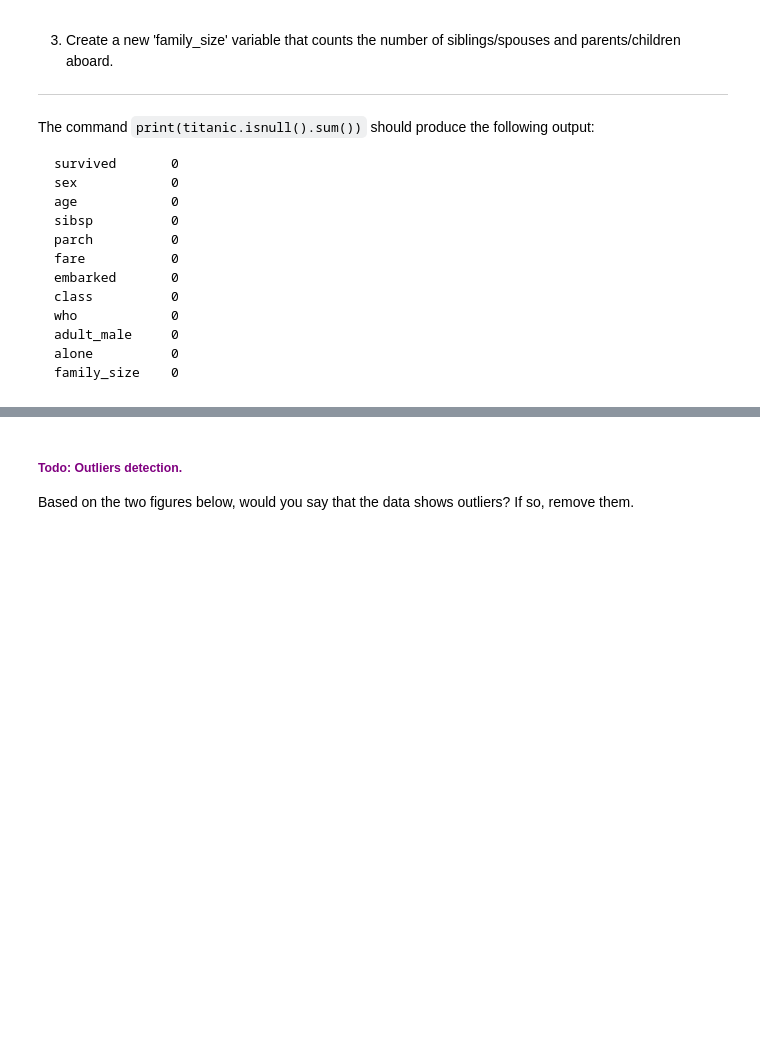
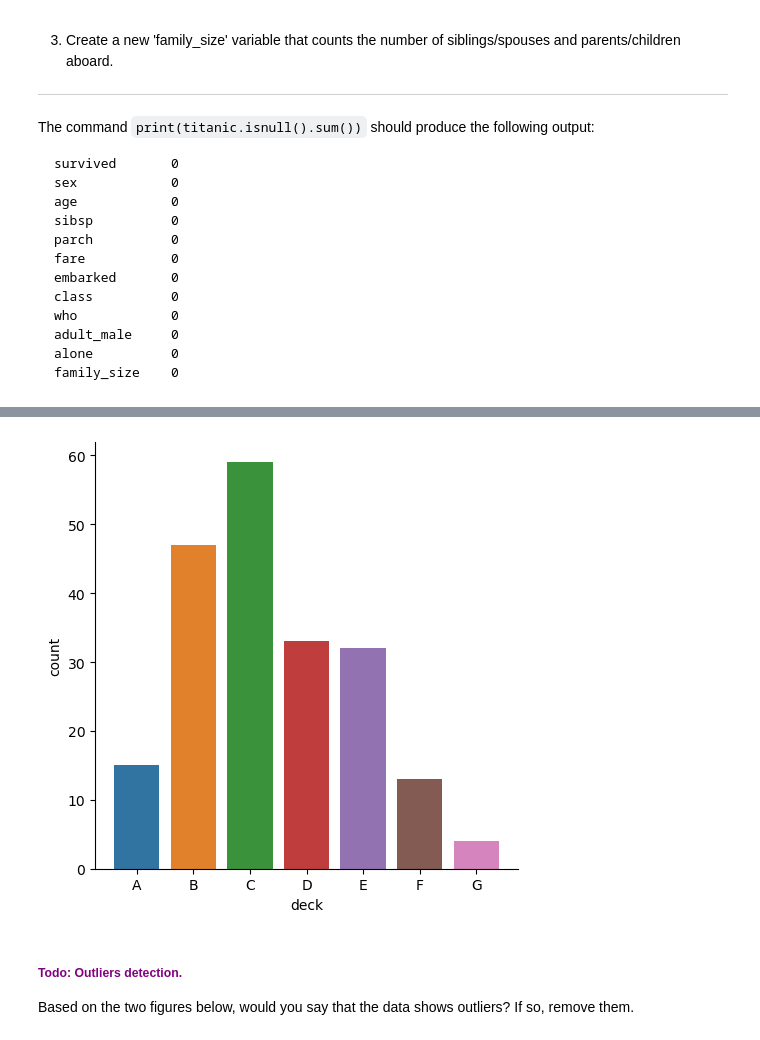
Before and after one commit to BMThi/DataAnalysis4A, a Jupyter notebook: Titanic/TP_Titanic_Python.ipynb, the cells around one changed output, grey strips where cells are left out. Cells and saved outputs as stored; diff of their text form; code cells hidden in the pictures; blank space fills up the shorter version.

Commit message:
TP Titanic PCA MCA

```diff
--- a/Titanic/TP_Titanic_Python.ipynb
+++ b/Titanic/TP_Titanic_Python.ipynb
@@ -91,2 +135,79 @@ print(titanic.isnull().sum())
 # %%
 # %load solutions/data/clean_data.py
+# seq = list(titanic.columns[ titanic.nunique() > .5*titanic.shape[0] ])
+
+print('=== Non-meaningful columns ===')
+print('Remove the columns:', ['alive', 'embark_town', 'pclass'])
+
+# --- #
+# Alive vs. Survived
+
+titanic.drop('alive', axis=1, inplace=True)
+titanic['survived'] = titanic['survived'].astype('category')
+titanic['survived'] = titanic['survived'].cat.rename_categories({0: 'No', 1:'Yes'})
+
+# --- #
+# Embark_town vs Embarked
+
+titanic.drop('embark_town', axis=1, inplace=True)
+titanic['embarked'] = titanic['embarked'].astype('category')
+titanic['embarked'] = titanic['embarked'].cat.rename_categories({'S': 'Southampton', 'C':'Cherbourg', 'Q':'Queenstown'})
+
+# --- #
+# Pclass
+
+titanic.drop('pclass', axis=1, inplace=True)
+
+
+# --- # --- #
+
+print('')
+print('=== Missing values ===')
+print('Columns containing missing values are:', list(titanic.columns[titanic.isnull().sum()!=0]))
+
+# --- #
+# Embarked
+
+print('')
+print('Embarked - Rate of missing values: {:.2f}%'.format(titanic['embarked'].isnull().sum()/titanic.shape[0]*100))
+
+E = titanic['embarked'].mode()[0]
+titanic.fillna({'embarked': E}, inplace=True)
+
+print('Port with more frequent boarding:', E)
+print('--> We fill _embarked_ with', E)
+
+# --- #
+# Age
+
+print('')
+print('Age - Rate of missing values: {:.2f}%'.format(titanic['age'].isnull().sum()/titanic.shape[0]*100))
+print('Age is a quantitative variable')
+print('--> We fill _age_ with the median of titanic[age]')
+
+titanic.fillna({'age': titanic['age'].median()}, inplace=True)
+
+# --- #
+# Deck
+
+print('')
+print('Deck - Rate of missing values: {:.2f}%'.format(titanic['deck'].isnull().sum()/titanic.shape[0]*100))
+
+sns.catplot(data=titanic, x="deck", kind="count")
+plt.plot()
+
+print('The deck variable has too many missing values + It makes no sense to use the most common category here.')
+print('--> We remove it from the dataset')
+
+titanic.drop('deck', axis=1, inplace=True)
+
+# --- #
+# family_size
+titanic['family_size'] = titanic['sibsp'] + titanic['parch']
+
+# --- #
+
+print('')
+print('=== Checking ===')
+print(titanic.isnull().sum())
+# %% [output]
@@ -93,3 +231,4 @@ print(titanic.isnull().sum())
+[figure, added]
 # %% [markdown]
 ##### <span style="color:purple">**Todo:** Outliers detection.</span>
 
```
Also changed, not shown: parts of 32 cells of this notebook.
